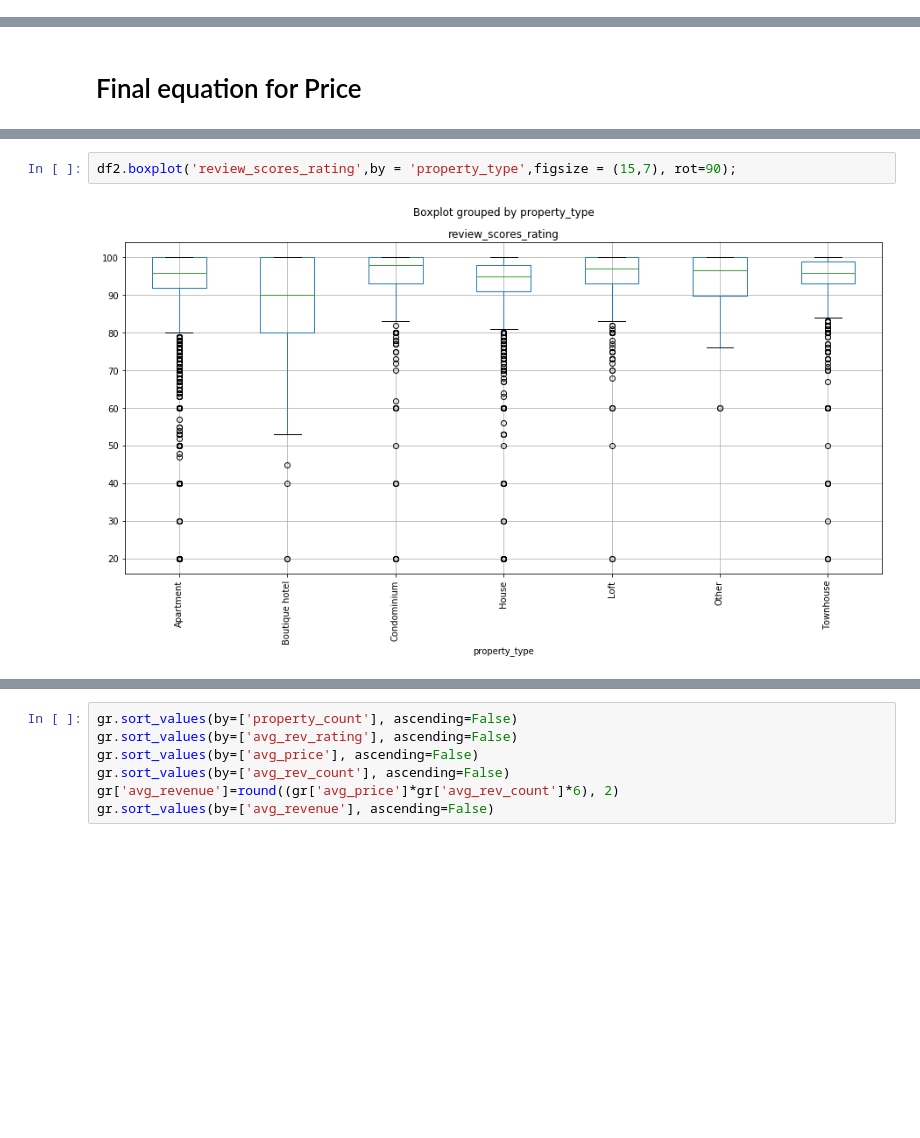
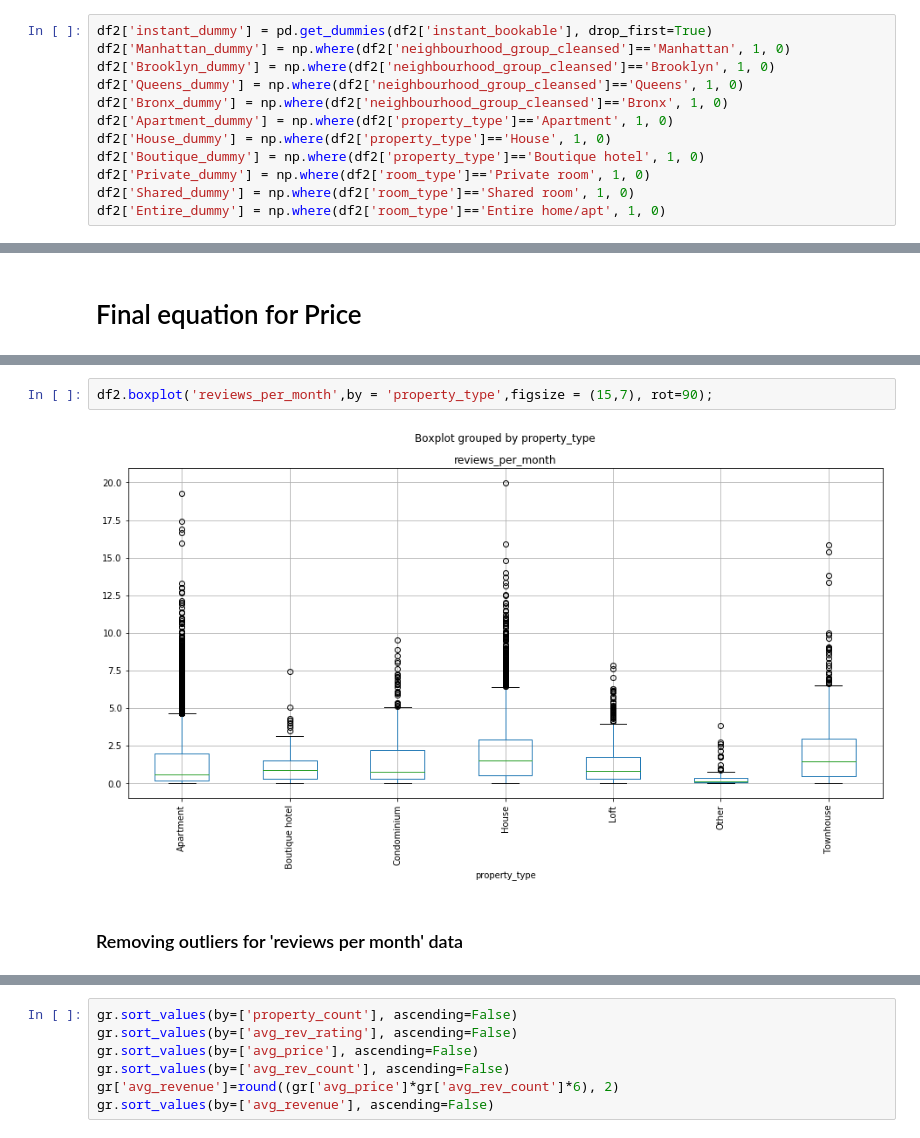
Before and after one commit to Wetpaint3/Airbnb_Project, a Jupyter notebook: airbnb.ipynb, the cells around one changed output, grey strips where cells are left out. Drawn from its saved outputs; the diff is of its cells as text; blank space fills up the shorter version.

```diff
--- a/airbnb.ipynb
+++ b/airbnb.ipynb
@@ -536,0 +543,12 @@ room_dummy = pd.get_dummies(df2['room_type'],prefix = 'room_type', drop_first=Tr
+# %%
+df2['instant_dummy'] = pd.get_dummies(df2['instant_bookable'], drop_first=True)
+df2['Manhattan_dummy'] = np.where(df2['neighbourhood_group_cleansed']=='Manhattan', 1, 0)
+df2['Brooklyn_dummy'] = np.where(df2['neighbourhood_group_cleansed']=='Brooklyn', 1, 0)
+df2['Queens_dummy'] = np.where(df2['neighbourhood_group_cleansed']=='Queens', 1, 0)
+df2['Bronx_dummy'] = np.where(df2['neighbourhood_group_cleansed']=='Bronx', 1, 0)
+df2['Apartment_dummy'] = np.where(df2['property_type']=='Apartment', 1, 0)
+df2['House_dummy'] = np.where(df2['property_type']=='House', 1, 0)
+df2['Boutique_dummy'] = np.where(df2['property_type']=='Boutique hotel', 1, 0)
+df2['Private_dummy'] = np.where(df2['room_type']=='Private room', 1, 0)
+df2['Shared_dummy'] = np.where(df2['room_type']=='Shared room', 1, 0)
+df2['Entire_dummy'] = np.where(df2['room_type']=='Entire home/apt', 1, 0)
@@ -631,4 +671,6 @@ strong multicollinearity problems or that the design matrix is singular.
 # %%
-df2.boxplot('review_scores_rating',by = 'property_type',figsize = (15,7), rot=90);
+df2.boxplot('reviews_per_month',by = 'property_type',figsize = (15,7), rot=90);
 # %% [output]
-[figure, old version]
+[figure, new version]
+# %% [markdown]
+### Removing outliers for 'reviews per month' data
```
Also changed, not shown: parts of 58 cells of this notebook.
